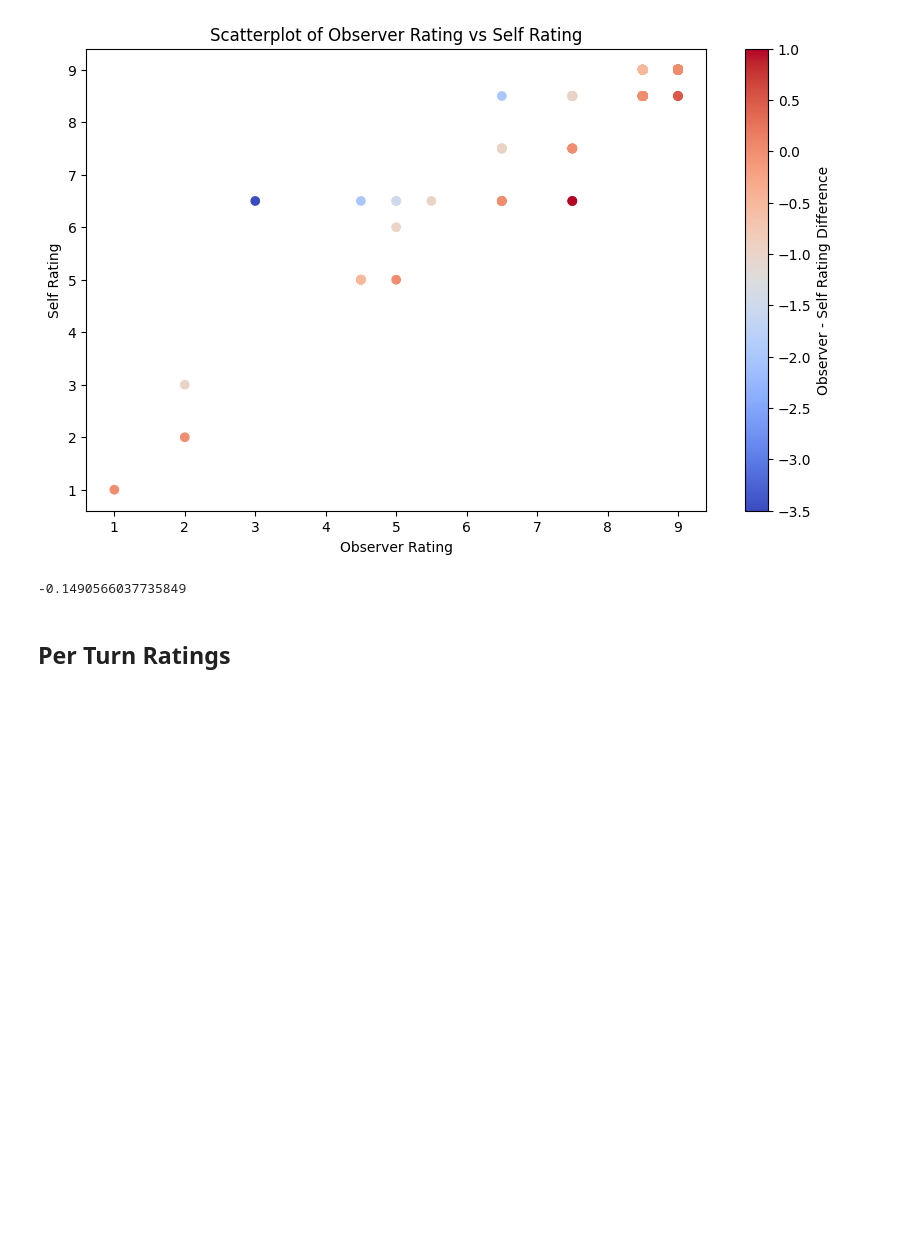
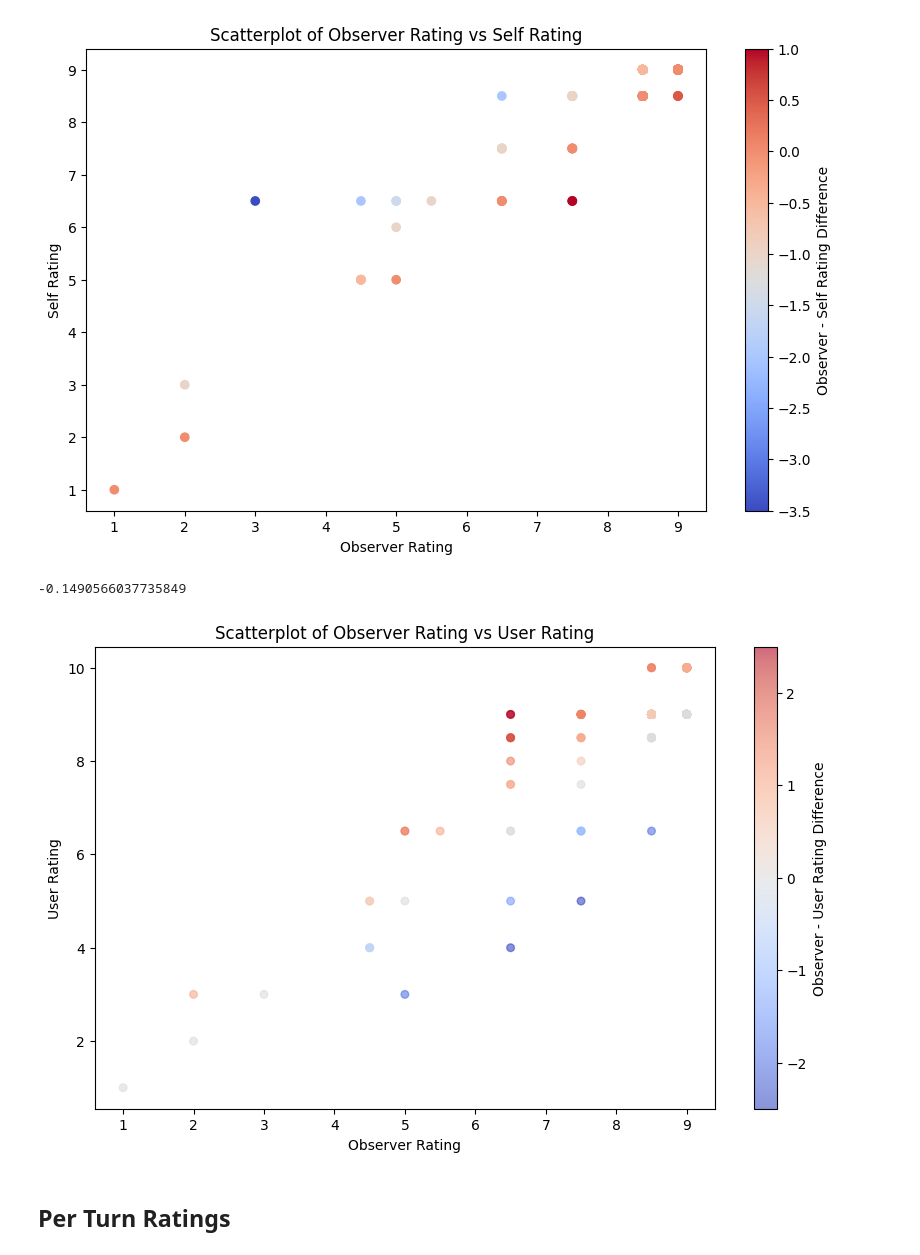
Before and after one commit to wisdom-okwen/chatbot_evaluation, a Jupyter notebook: analysis/analysis.ipynb, the cells around one changed output. Cells and saved outputs as stored; diff of their text form; code cells hidden in the pictures; blank space fills up the shorter version.

```diff
--- a/analysis/analysis.ipynb
+++ b/analysis/analysis.ipynb
@@ -84,6 +107,23 @@ plt.show()
 print(df_OR['Observer_Self_Diff'].mean())
 # %% [output]
 -0.1490566037735849
+# %%
+plt.figure(figsize=(10, 6))
+sc = plt.scatter(
+    df_OR['Observer_Rating'],
+    df_OR['User_Rating'],
+    c=df_OR['User_Observer_Diff'],
+    cmap='coolwarm',
+    alpha=0.6,
+    s=30
+)
+plt.colorbar(sc, label='Observer - User Rating Difference')
+plt.title("Scatterplot of Observer Rating vs User Rating")
+plt.xlabel("Observer Rating")
+plt.ylabel("User Rating")
+plt.show()
+# %% [output]
+[figure, added]
 # %% [markdown]
 ## Per Turn Ratings
 # %%
```
Also changed, not shown: parts of 4 cells of this notebook.
